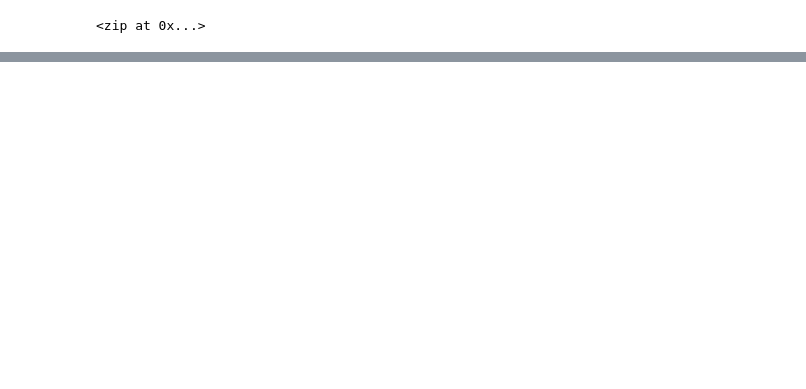
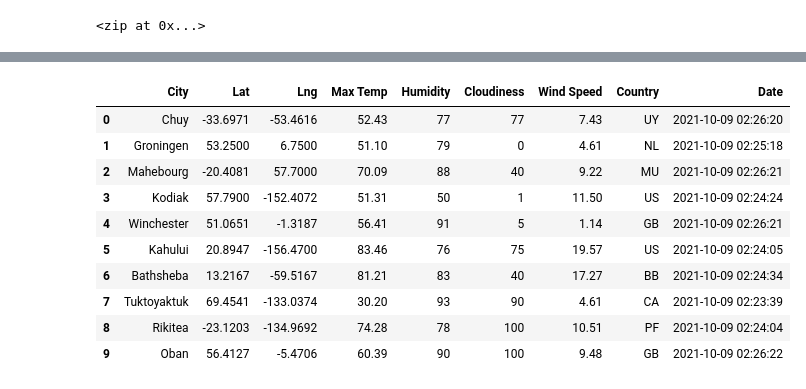
Before and after one commit to jmancini96/world_weather_analysis, a Jupyter notebook: WeatherPy.ipynb, the cells around one changed output, grey strips where cells are left out. Cells and saved outputs as stored; diff of their text form; code cells hidden in the pictures; blank space fills up the shorter version.

```diff
--- a/WeatherPy.ipynb
+++ b/WeatherPy.ipynb
@@ -32,0 +40,4 @@ len(cities)
+# %%
+# Starting URL for Weather Map API Call
+url = "http://api.openweathermap.org/data/2.5/weather?units=Imperial&APPID=" + weather_api_key
+print(url)
@@ -32,0 +124,15 @@ len(cities)
+# %%
+city_data_df = pd.DataFrame(city_data)
+city_data_df.head(10)
+# %% [output]
+|  | City | Lat | Lng | Max Temp | Humidity | Cloudiness | Wind Speed | Country | Date |
+| 0 | Chuy | -33.6971 | -53.4616 | 52.43 | 77 | 77 | 7.43 | UY | 2021-10-09 02:26:20 |
+| 1 | Groningen | 53.2500 | 6.7500 | 51.10 | 79 | 0 | 4.61 | NL | 2021-10-09 02:25:18 |
+| 2 | Mahebourg | -20.4081 | 57.7000 | 70.09 | 88 | 40 | 9.22 | MU | 2021-10-09 02:26:21 |
+| 3 | Kodiak | 57.7900 | -152.4072 | 51.31 | 50 | 1 | 11.50 | US | 2021-10-09 02:24:24 |
+| 4 | Winchester | 51.0651 | -1.3187 | 56.41 | 91 | 5 | 1.14 | GB | 2021-10-09 02:26:21 |
+| 5 | Kahului | 20.8947 | -156.4700 | 83.46 | 76 | 75 | 19.57 | US | 2021-10-09 02:24:05 |
+| 6 | Bathsheba | 13.2167 | -59.5167 | 81.21 | 83 | 40 | 17.27 | BB | 2021-10-09 02:24:34 |
+| 7 | Tuktoyaktuk | 69.4541 | -133.0374 | 30.20 | 93 | 90 | 4.61 | CA | 2021-10-09 02:23:39 |
+| 8 | Rikitea | -23.1203 | -134.9692 | 74.28 | 78 | 100 | 10.51 | PF | 2021-10-09 02:24:04 |
+| 9 | Oban | 56.4127 | -5.4706 | 60.39 | 90 | 100 | 9.48 | GB | 2021-10-09 02:26:22 |
```
Also changed, not shown: parts of 7 cells of this notebook.
